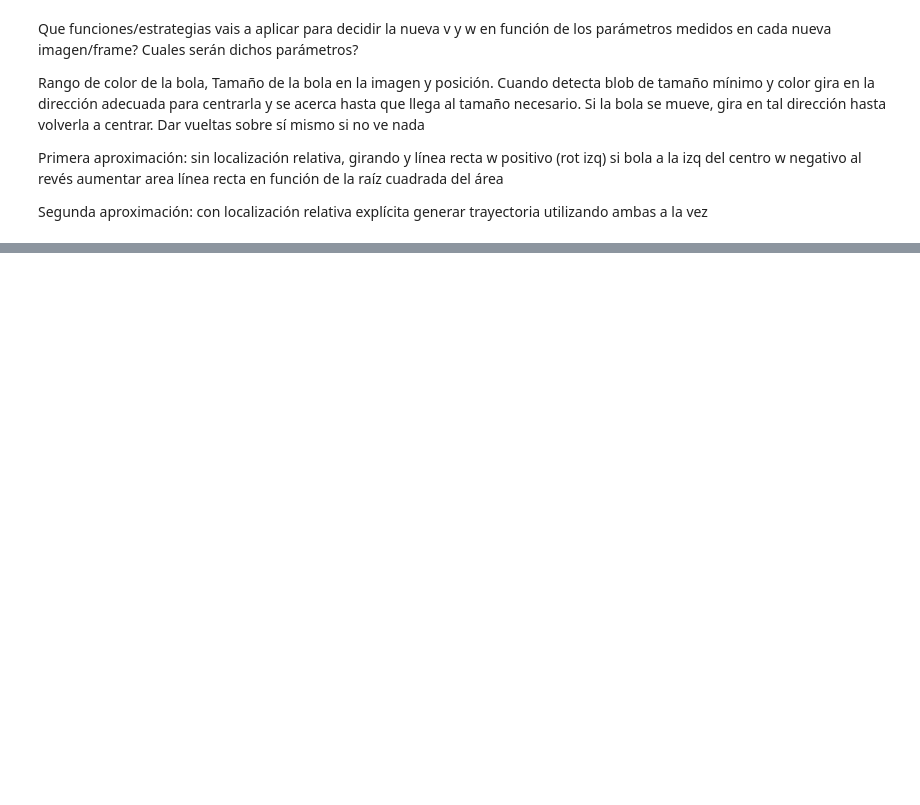
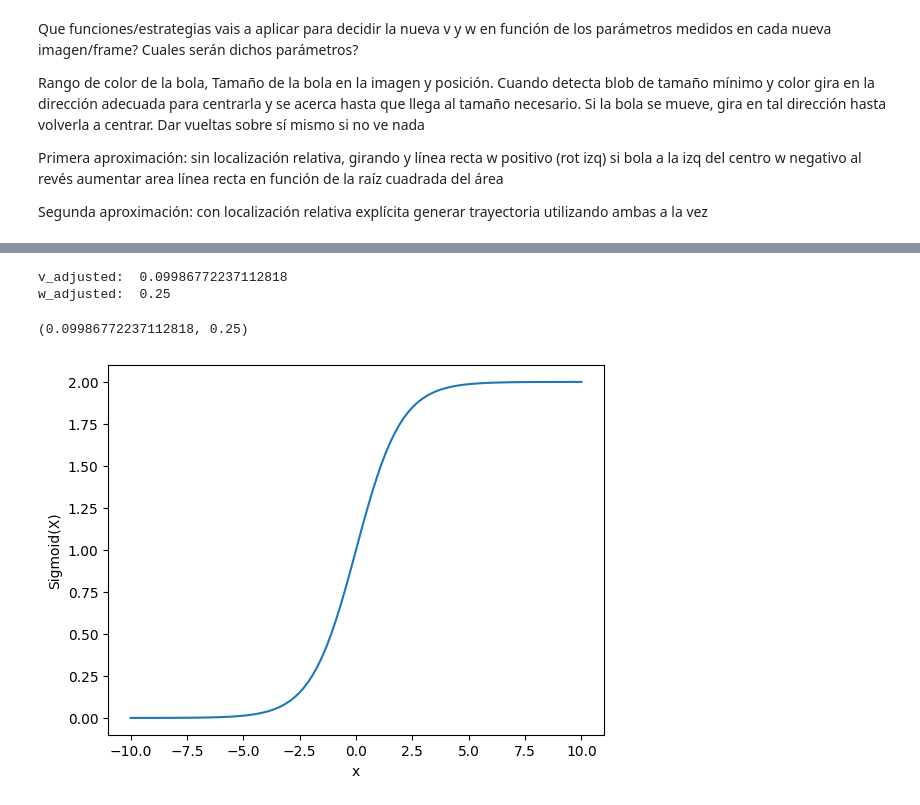
Before and after one commit to 841723/robotica, a Jupyter notebook: borrador.ipynb, the cells around one changed output, grey strips where cells are left out. Saved outputs shown, nothing was run; the diff lists cells and outputs as text; code cells hidden in the pictures; blank space fills up the shorter version.

```diff
--- a/borrador.ipynb
+++ b/borrador.ipynb
@@ -130,0 +200,60 @@ def release(self):
+# %%
+# Devuelve la velocidad (v,w) necesaria para seguir la bola
+# x: posición de la bola
+# area: tamaño de la bola
+# targetX: posición objetivo
+# objectiveTargetSize: tamaño objetivo de la bola
+# v, w: velocidad base
+# Utiliza sigmoid para suavizar la velocidad en relación a la posición de la bola
+def calcTrackSpeed(x, area, targetX, objectiveTargetSize, v, w):
+    # Calcular error de posición
+    error_x = targetX - x
+
+    # Calcular error de tamaño
+    error_size = np.sqrt(objectiveTargetSize) - np.sqrt(area)
+
+    # Constantes para ajustar sensibilidad (cómo de lineal es la sigmoidal)
+    kp_position = 1  # Factor proporcional para posición
+    kp_size = 1      # Factor proporcional para tamaño
+
+    # Función sigmoid para suavizar la respuesta
+    # k regula cómo de lineal es la sigmoid
+    def sigmoid(x, k=1):
+        return 1 / (1 + np.exp(-k * x))
+
+    # Ajuste de velocidad lineal (v) basado en error de tamaño
+    # Si la bola es más pequeña que el objetivo -> avanzar
+    # Si la bola es más grande que el objetivo -> retroceder
+    v_adjusted = kp_size * (v * sigmoid(error_size) - (v/2))
+
+    # Ajuste de velocidad angular (w) basado en error de posición
+    # Si la bola está a la derecha del objetivo -> girar izquierda
+    # Si la bola está a la izquierda del objetivo -> girar derecha
+    w_adjusted = kp_position * (w * sigmoid(error_x) - (w/2))
+
+    print("v_adjusted: ", v_adjusted)
+    print("w_adjusted: ", w_adjusted)
+
+    return v_adjusted, w_adjusted
+
+calcTrackSpeed(100, 100, 200, 300, 0.2, 0.5)
+# %% [output]
+v_adjusted:  0.09986772237112818
+w_adjusted:  0.25
+(0.09986772237112818, 0.25)
+# %%
+# Import matplotlib, numpy and math
+import matplotlib.pyplot as plt
+import numpy as np
+import math
+
+x = np.linspace(-10, 10, 100)
+z = 1/(1 + np.exp(-x))
+
+plt.plot(x, z*2)
+plt.xlabel("x")
+plt.ylabel("Sigmoid(X)")
+
+plt.show()
+# %% [output]
+[figure, added]
```
Also changed, not shown: parts of 5 cells of this notebook.
